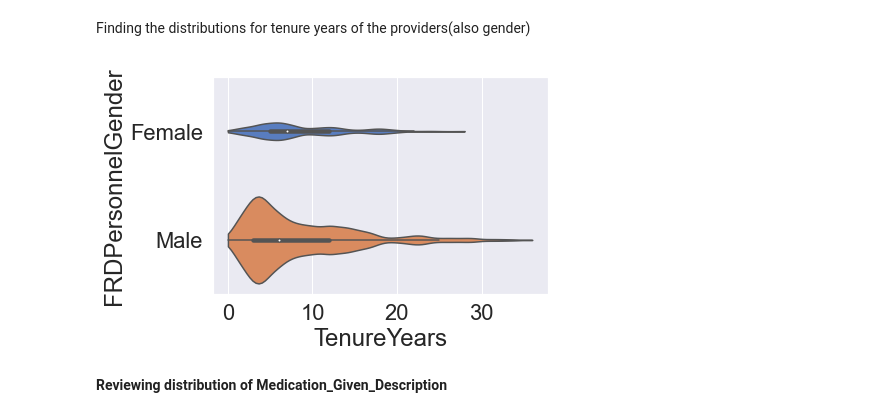
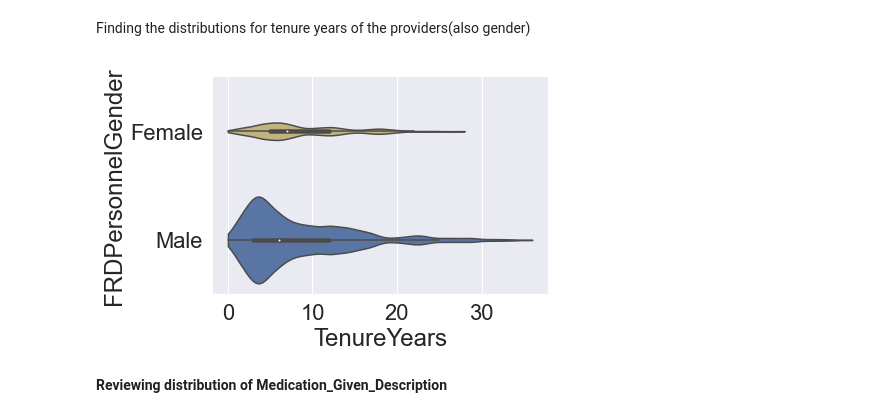
Before and after one commit to data-rescue/ems-analytics, a Jupyter notebook: notebooks/20210323-au-medication-tenure-relation.ipynb, the cells around one changed output. Drawn from its saved outputs; the diff is of its cells as text; code cells hidden in the pictures.

```diff
--- a/notebooks/20210323-au-medication-tenure-relation.ipynb
+++ b/notebooks/20210323-au-medication-tenure-relation.ipynb
@@ -622,12 +622,14 @@ array([[<AxesSubplot:title={'center':'TenureYears'}>]], dtype=object)
 # %% [markdown]
 Finding the distributions for tenure years of the providers(also gender)
 # %%
+sns.set_palette("RdBu")
 sns.violinplot(x="TenureYears",y="FRDPersonnelGender",
                data=dfMedPatientReduced,
-               palette="muted", split=True,
-               scale='count', cut=0);
+               split=True,
+               scale='count', cut=0, palette={"Male": "b", "Female": "y"});
+sns.despine(left=True)
 # %% [output]
-[figure, old version]
+[figure, new version]
 # %%
 ##Barplot of the 'Medication_Given_Description' and total given count
 ##df_MedicationGivenDescription.plot.barh(x='Medication_Given_Description', y='Count', color='red', align='center', alpha=0.7, figsize=(20,12))
```
Also changed, not shown: parts of 18 cells of this notebook.
